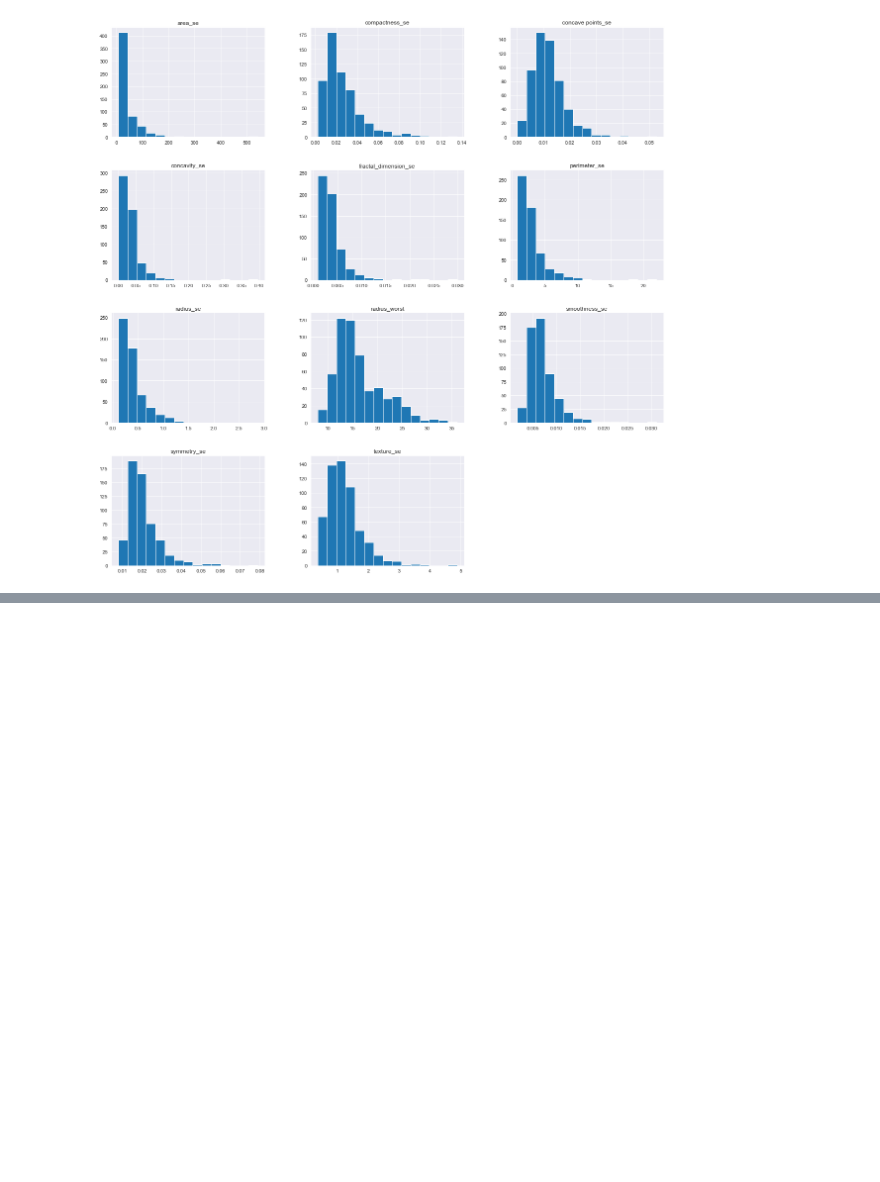
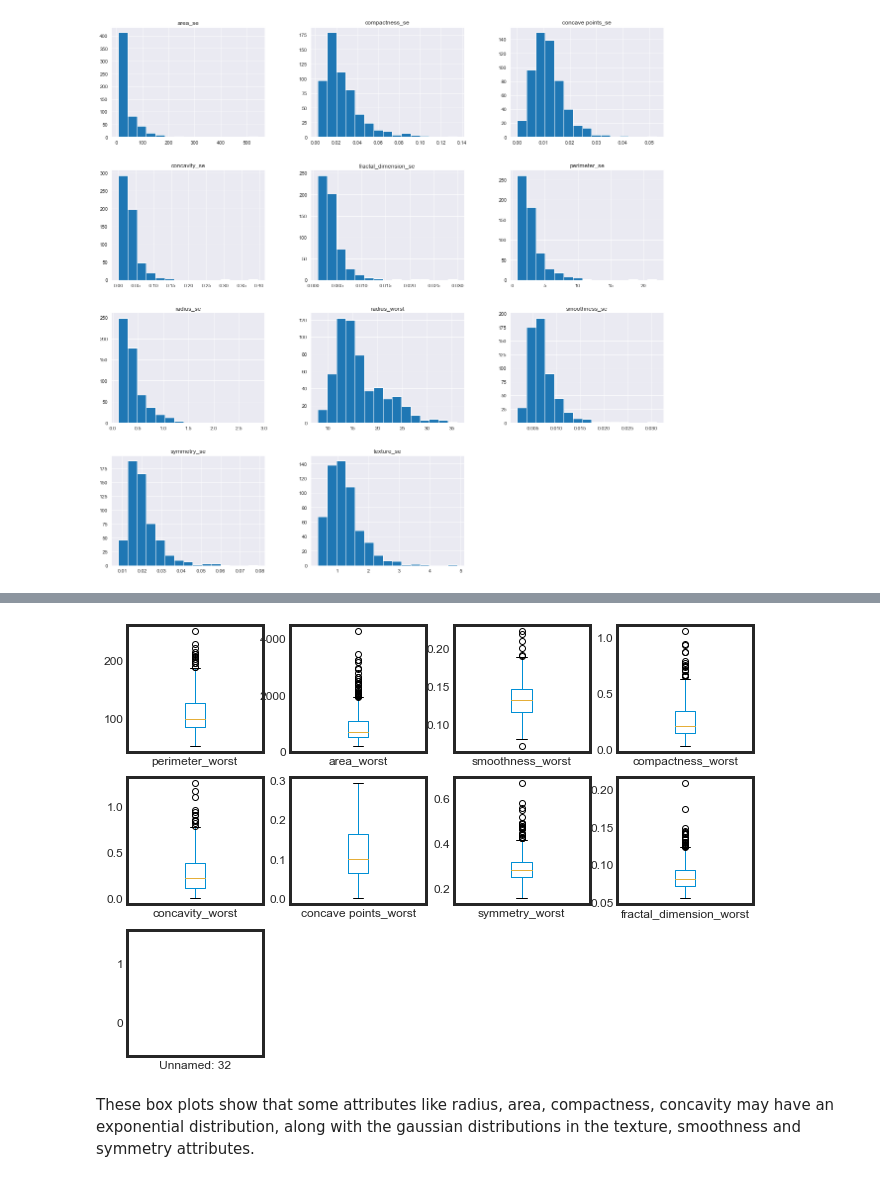
Before and after one commit to shubhramahey/Breast-Cancer-Analysis, a Jupyter notebook: Breast Cancer Analysis.ipynb, the cells around one changed output, grey strips where cells are left out. Cells and saved outputs as stored; diff of their text form; code cells hidden in the pictures; blank space fills up the shorter version.

```diff
--- a/Breast Cancer Analysis.ipynb
+++ b/Breast Cancer Analysis.ipynb
@@ -205,0 +224,7 @@ These plots show some exponential and some Gaussian distributions. These variabl
+# %%
+#box plot for "_worst" suffix variables in data
+box_plot = data_worst.plot(kind = 'box', subplots = True, layout = (4,4), sharex = False, sharey = False, fontsize = 12)
+# %% [output]
+[figure, added]
+# %% [markdown]
+These box plots show that some attributes like radius, area, compactness, concavity may have an exponential distribution, along with the gaussian distributions in the texture, smoothness and symmetry attributes.
```
Also changed, not shown: parts of 26 cells of this notebook.
